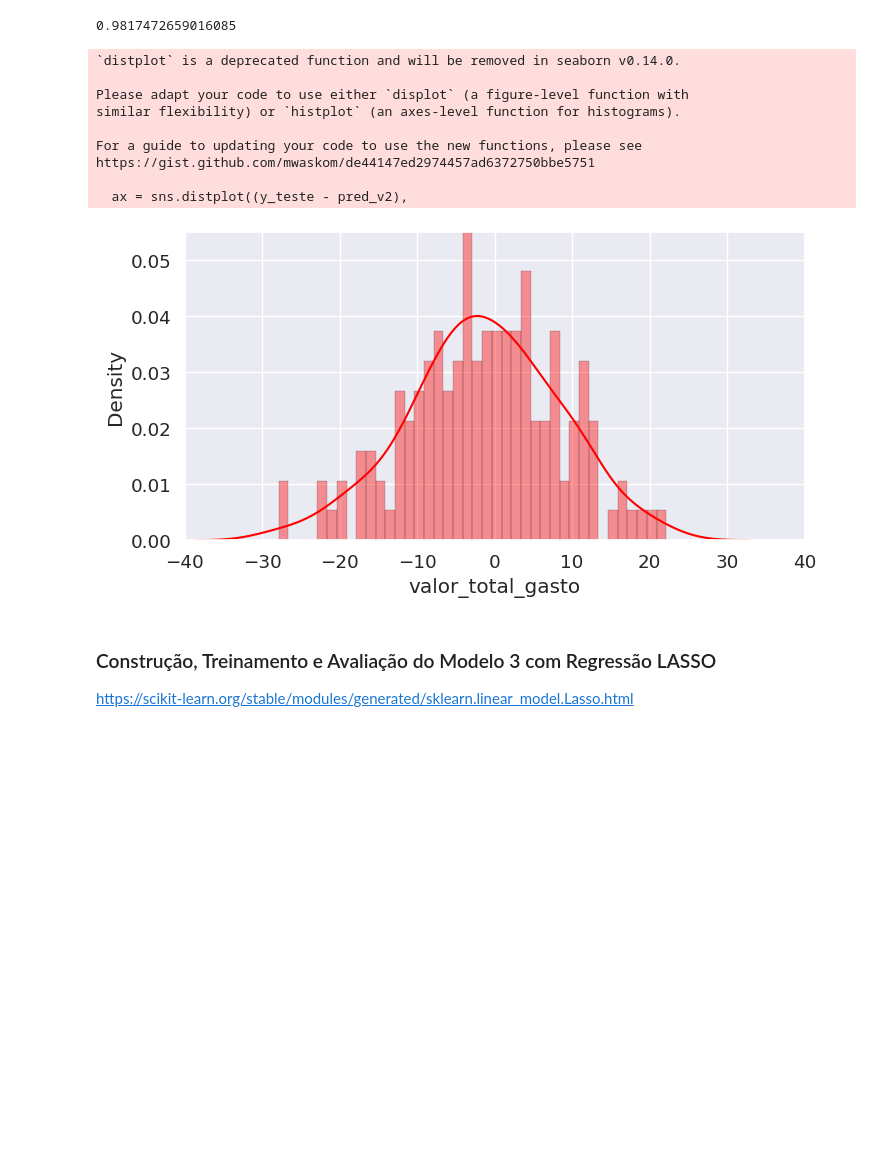
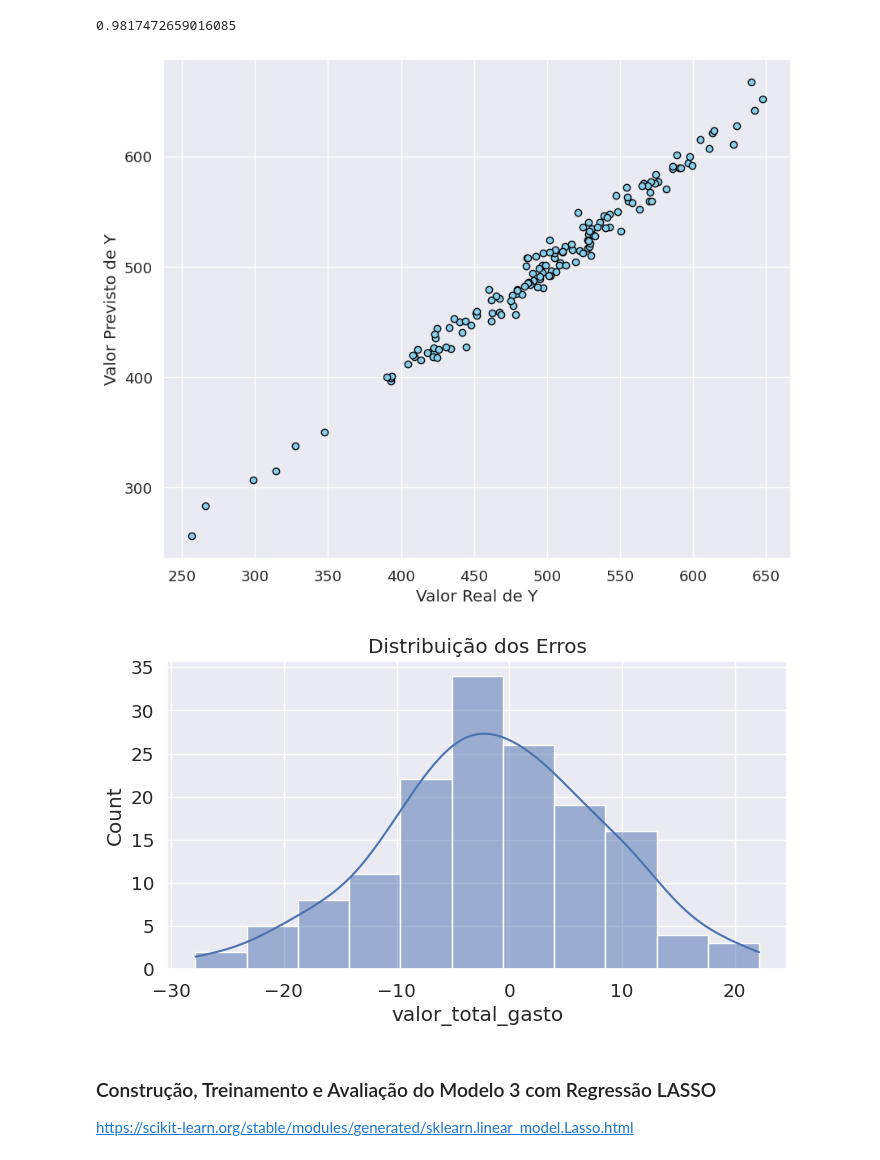
Before and after one commit to gabrielpito92/projetos_fatec, a Jupyter notebook: ML1_FATEC_Ecommerce/MLAnalise_Ecomerce/Vendas_Ecommerce.ipynb, the cells around one changed output. Cells and saved outputs as stored; diff of their text form; code cells hidden in the pictures; blank space fills up the shorter version.

```diff
--- a/ML1_FATEC_Ecommerce/MLAnalise_Ecomerce/Vendas_Ecommerce.ipynb
+++ b/ML1_FATEC_Ecommerce/MLAnalise_Ecomerce/Vendas_Ecommerce.ipynb
@@ -475,23 +482,13 @@ explained_variance_score(y_teste, pred_v2)
 # %%
 # Plot
 plt.figure(figsize = (8,4))
-ax = sns.distplot((y_teste - pred_v2),
-                  bins = 40,
-                  color = 'red',
-                  hist_kws = dict(edgecolor = 'black', linewidth = 0.3))
-ax.set(xlim = (-40, 40))
-ax.set(ylim = (0, 0.055));
+ax = sns.histplot((y_teste - pred_v2), kde=True)
+ax.set(title="Distribuição dos Erros")
+
+plt.show()
 # %% [output]
-`distplot` is a deprecated function and will be removed in seaborn v0.14.0.
-
-Please adapt your code to use either `displot` (a figure-level function with
-similar flexibility) or `histplot` (an axes-level function for histograms).
-
-For a guide to updating your code to use the new functions, please see
-https://gist.github.com/mwaskom/de44147ed2974457ad6372750bbe5751
-
-  ax = sns.distplot((y_teste - pred_v2),
-[figure, old version]
+[figure, new version]
+[figure, added]
 # %% [markdown]
 ###  Construção, Treinamento e Avaliação do Modelo 3 com Regressão LASSO
 
```
Also changed, not shown: parts of 25 cells of this notebook, 11 other files.
